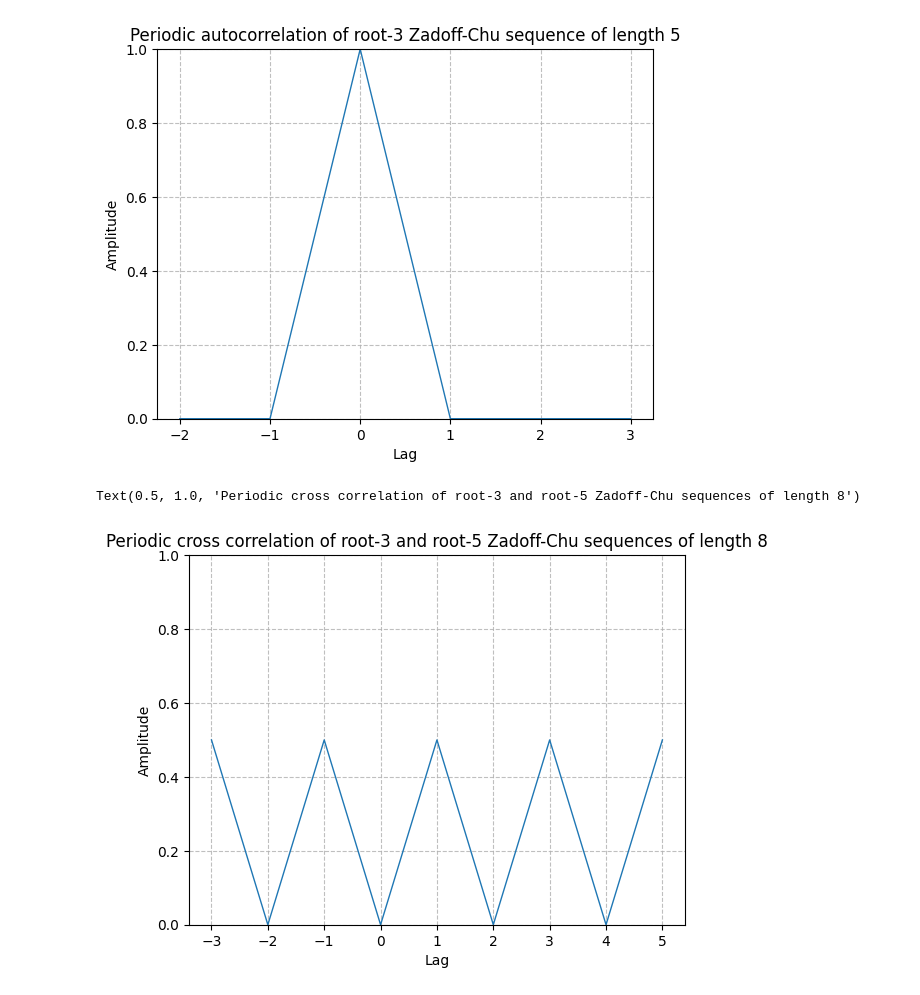
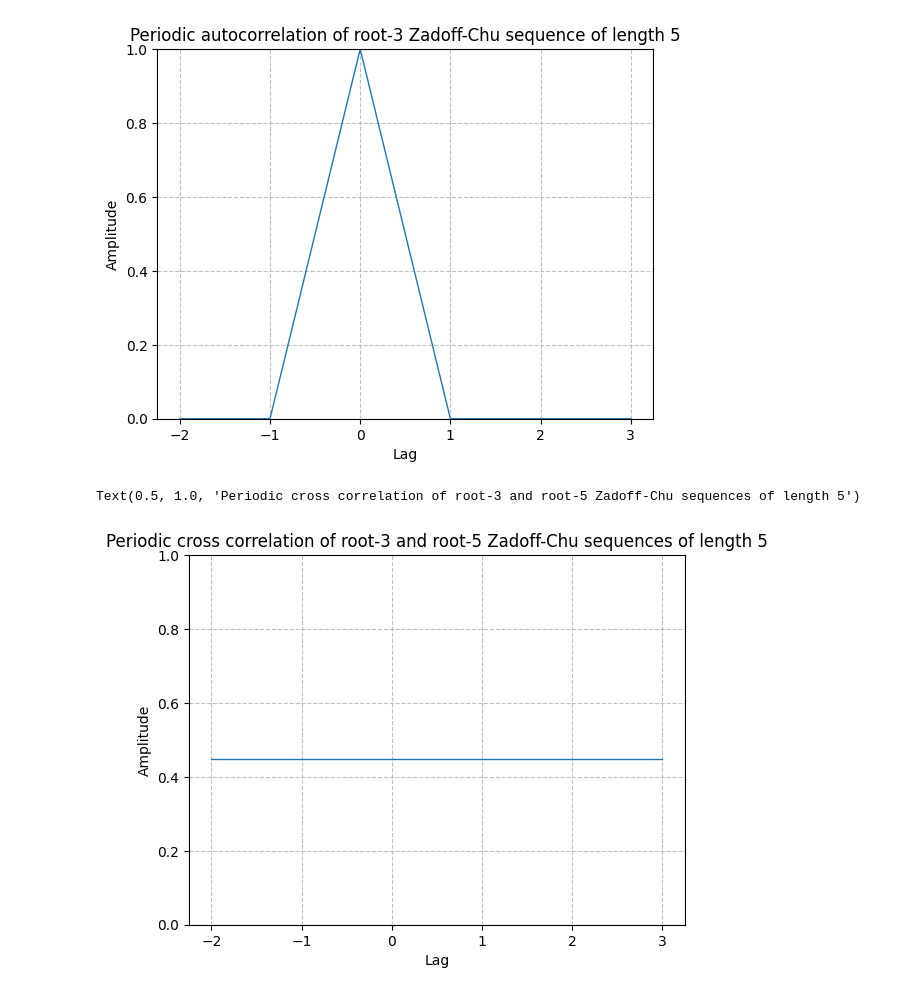
Before and after one commit to Danzo0l/py-laboratory, a Jupyter notebook: mMTC/zadoff-chu.ipynb, the cells around one changed output. Drawn from its saved outputs; the diff is of its cells as text; code cells hidden in the pictures.

Commit message:
Zadoff-chu add ZC extend

```diff
--- a/mMTC/zadoff-chu.ipynb
+++ b/mMTC/zadoff-chu.ipynb
@@ -104,22 +100,23 @@ plt.title(f'Periodic autocorrelation of root-{r1} Zadoff-Chu sequence of length
 Text(0.5, 1.0, 'Periodic autocorrelation of root-3 Zadoff-Chu sequence of length 5')
 [figure]
 # %%
+# Cross correlation of ZC1 with ZC2
 # Params: N - length, r1 - root index of ZC sequence
-N = 8
-r1 = 5
+N = 5
+r1 = 1
 r2 = 3
 
 ZC1 = sdr.zadoff_chu_sequence(N, r1)
 ZC2 = sdr.zadoff_chu_sequence(N, r2)
 
 xcorr = np.correlate(np.roll(np.tile(ZC1, 2), -N//2), ZC2, mode="valid")
 lag = np.arange(-N//2 + 1, N//2 + 2)
 
 plt.figure()
 sdr.plot.time_domain(lag, np.abs(xcorr) / N)
 plt.ylim(0, 1)
 plt.xlabel("Lag")
 plt.title(f"Periodic cross correlation of root-3 and root-5 Zadoff-Chu sequences of length {N}")
 # %% [output]
-Text(0.5, 1.0, 'Periodic cross correlation of root-3 and root-5 Zadoff-Chu sequences of length 8')
+Text(0.5, 1.0, 'Periodic cross correlation of root-3 and root-5 Zadoff-Chu sequences of length 5')
-[figure, old version]
+[figure, new version]
```
Also changed, not shown: parts of 6 cells of this notebook, 2 other files.
